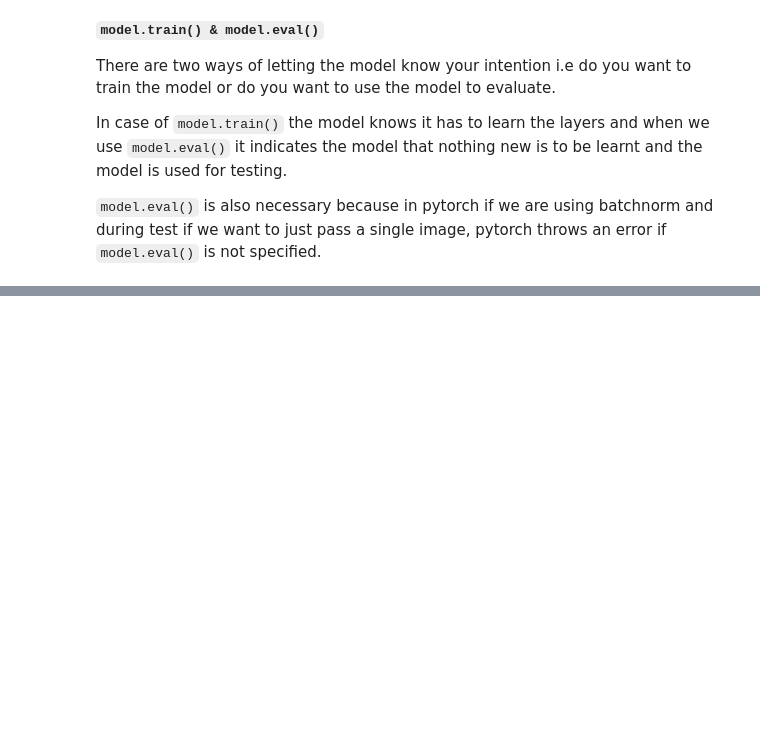
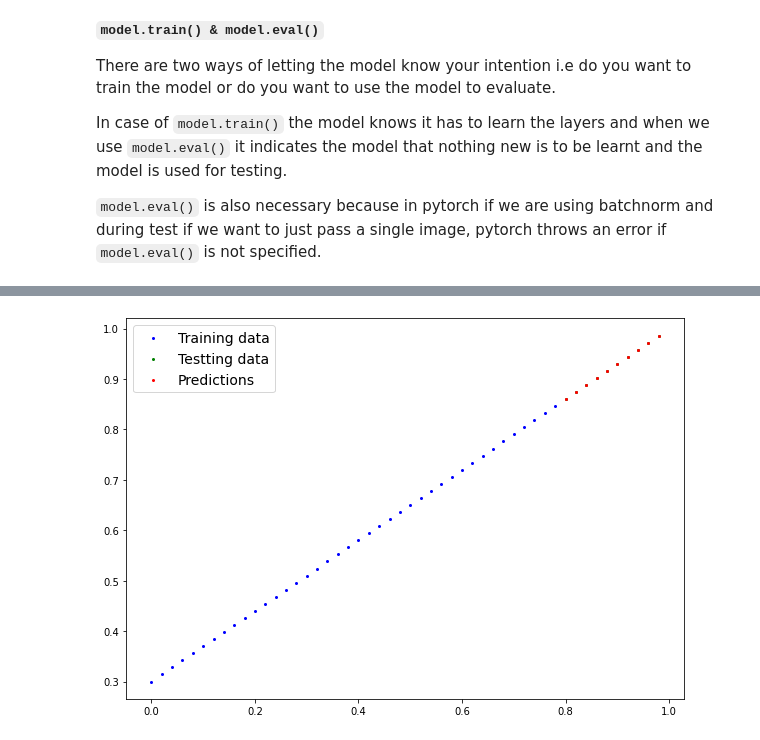
Before and after one commit to KunhuiPan/PyTorch-for-deep-learning, a Jupyter notebook: notes/01_pytorch_workflow_video.ipynb, the cells around one changed output, grey strips where cells are left out. Cells and saved outputs as stored; diff of their text form; code cells hidden in the pictures; blank space fills up the shorter version.

```diff
--- a/notes/01_pytorch_workflow_video.ipynb
+++ b/notes/01_pytorch_workflow_video.ipynb
@@ -398,0 +563,7 @@ In case of `model.train()` the model knows it has to learn the layers and when w
+# %%
+# Split data into training data set and test data set
+split_size = int(0.8*len(X))
+X_train, y_train = X[:split_size], y[:split_size]
+X_test, y_test = X[split_size:], y[split_size:]
+
+len(X_train), len(y_train), len(X_test), len(y_test)
@@ -398,0 +582,11 @@ In case of `model.train()` the model knows it has to learn the layers and when w
+# %%
+# Create a linear model by subclassing nn.Module
+class LinearRegressionModelV2(nn.Module):
+  def __init__(self):
+    super().__init__()
+    # use nn.Linear() for creating the model parameters/also called: linear transformation to the incoming data:
+    self.linear_layer = nn.Linear(in_features=1, out_features=1) # since one x tensor input, one y tensor output
+
+  # forward() defines th ecomputation in the model
+  def forward(self, x: torch.tensor):
+    return self.linear_layer(x)
@@ -398,0 +595,4 @@ In case of `model.train()` the model knows it has to learn the layers and when w
+# %%
+torch.manual_seed(23)
+model_1 = LinearRegressionModelV2()
+model_1, model_1.state_dict()
@@ -398,0 +697,9 @@ In case of `model.train()` the model knows it has to learn the layers and when w
+# %%
+# Turn model into evaluation mode
+model_1.eval()
+
+# Make predictions on the test data
+with torch.inference_mode():
+  y_preds = model_1(X_test)
+
+y_preds
@@ -398,0 +717,6 @@ In case of `model.train()` the model knows it has to learn the layers and when w
+# %%
+# Visualization for testing values
+plot_prediction(predictions=y_preds)
+# Woah! Look at those red dots, they line up almost perfectly with the green dots. I guess the extra epochs helped.
+# %% [output]
+[figure, added]
```
Also changed, not shown: parts of 35 cells of this notebook.
